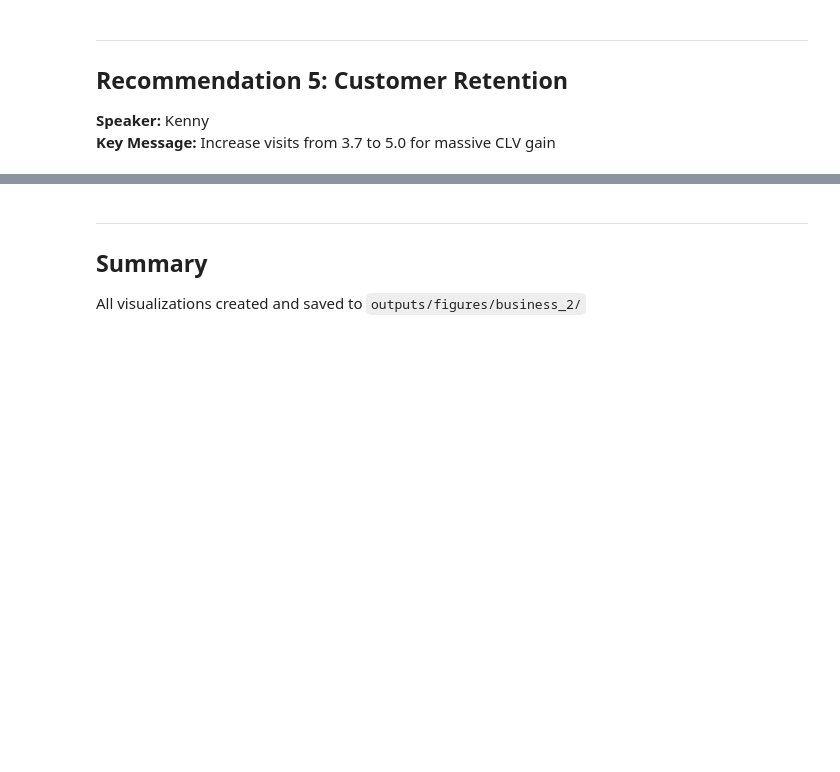
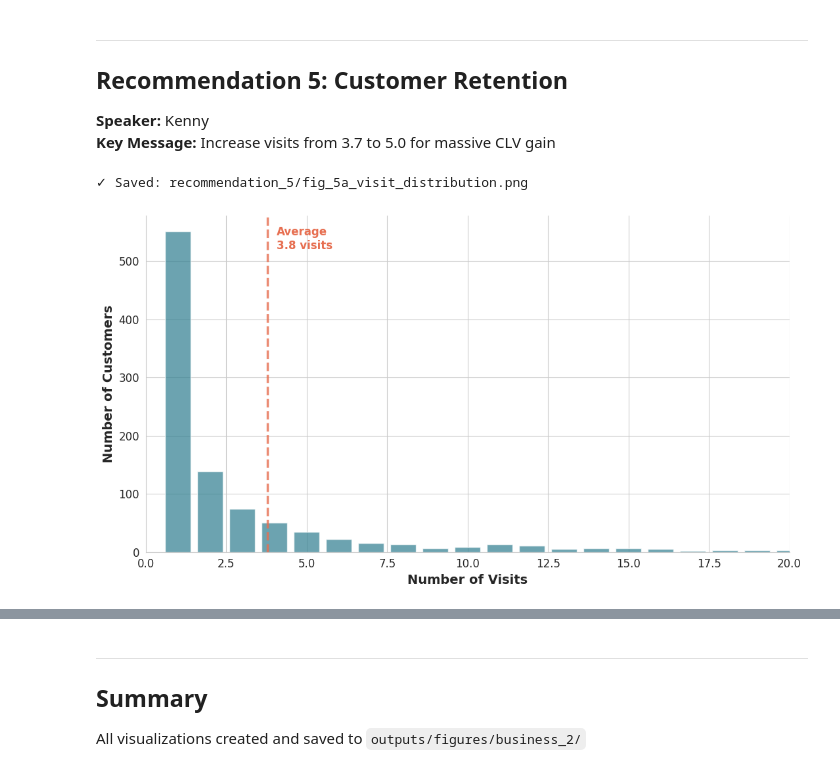
Before and after one commit to Kosmasu/data-science-final-project, a Jupyter notebook: notebooks/06_pitch_visualizations.ipynb, the cells around one changed output, grey strips where cells are left out. Saved outputs shown, nothing was run; the diff lists cells and outputs as text; code cells hidden in the pictures; blank space fills up the shorter version.

```diff
--- a/notebooks/06_pitch_visualizations.ipynb
+++ b/notebooks/06_pitch_visualizations.ipynb
@@ -499,30 +510,33 @@ plt.show()
 # %%
 # Figure 5A: Customer Visit Distribution
 # Show current visit frequency with average
 
 # Create visit distribution
-visit_counts = customer_analysis['visit_count'].value_counts().sort_index()
+visit_counts = customer_analysis['Transaction_Count'].value_counts().sort_index()
 
 fig, ax = plt.subplots(figsize=(11, 6))
 
 ax.bar(visit_counts.index, visit_counts.values, color=PRIMARY, alpha=0.7)
 
 # Add average line
-avg_visits = customer_analysis['visit_count'].mean()
+avg_visits = customer_analysis['Transaction_Count'].mean()
 ax.axvline(avg_visits, color=ACCENT, linestyle='--', linewidth=2.5, alpha=0.8)
 ax.text(avg_visits + 0.3, ax.get_ylim()[1] * 0.9, f'Average\n{avg_visits:.1f} visits',
         fontsize=12, fontweight='bold', color=ACCENT)
 
 ax.set_xlabel('Number of Visits', fontsize=14, fontweight='bold')
 ax.set_ylabel('Number of Customers', fontsize=14, fontweight='bold')
 ax.set_xlim(0, 20)
 ax.spines['top'].set_visible(False)
 ax.spines['right'].set_visible(False)
 
 plt.tight_layout()
 plt.savefig(OUTPUT_BASE / 'recommendation_5' / 'fig_5a_visit_distribution.png', dpi=300, bbox_inches='tight')
 print("✓ Saved: recommendation_5/fig_5a_visit_distribution.png")
 plt.show()
+# %% [output]
+✓ Saved: recommendation_5/fig_5a_visit_distribution.png
+[figure, added]
 # %%
 # Figure 5B: Retention System Components
 # Show three retention mechanisms as simple bars
```
Also changed, not shown: parts of 9 cells of this notebook.
